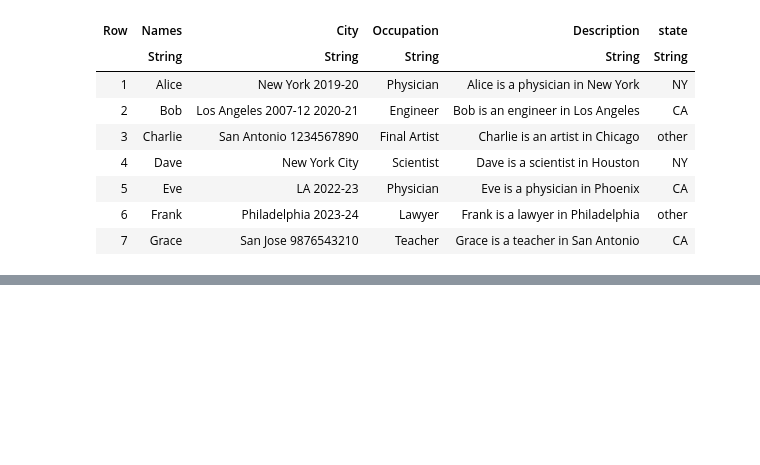
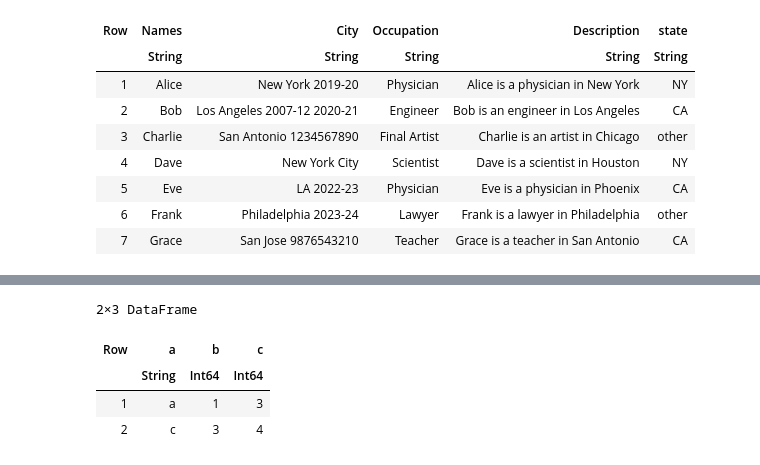
Before and after one commit to chlazaris/Julia_for_DS, a Jupyter notebook: Julia_Tidier.ipynb, the cells around one changed output, grey strips where cells are left out. Cells and saved outputs as stored; diff of their text form; code cells hidden in the pictures; blank space fills up the shorter version.

```diff
--- a/Julia_Tidier.ipynb
+++ b/Julia_Tidier.ipynb
@@ -580,0 +610,9 @@ end
+# %%
+# Inner join (the common entries of the dataframes are kept)
+@inner_join(df1, df2)
+# %% [output]
+2×3 DataFrame
+| Row | a | b | c |
+|  | String | Int64 | Int64 |
+| 1 | a | 1 | 3 |
+| 2 | c | 3 | 4 |
```
Also changed, not shown: parts of 8 cells of this notebook.
